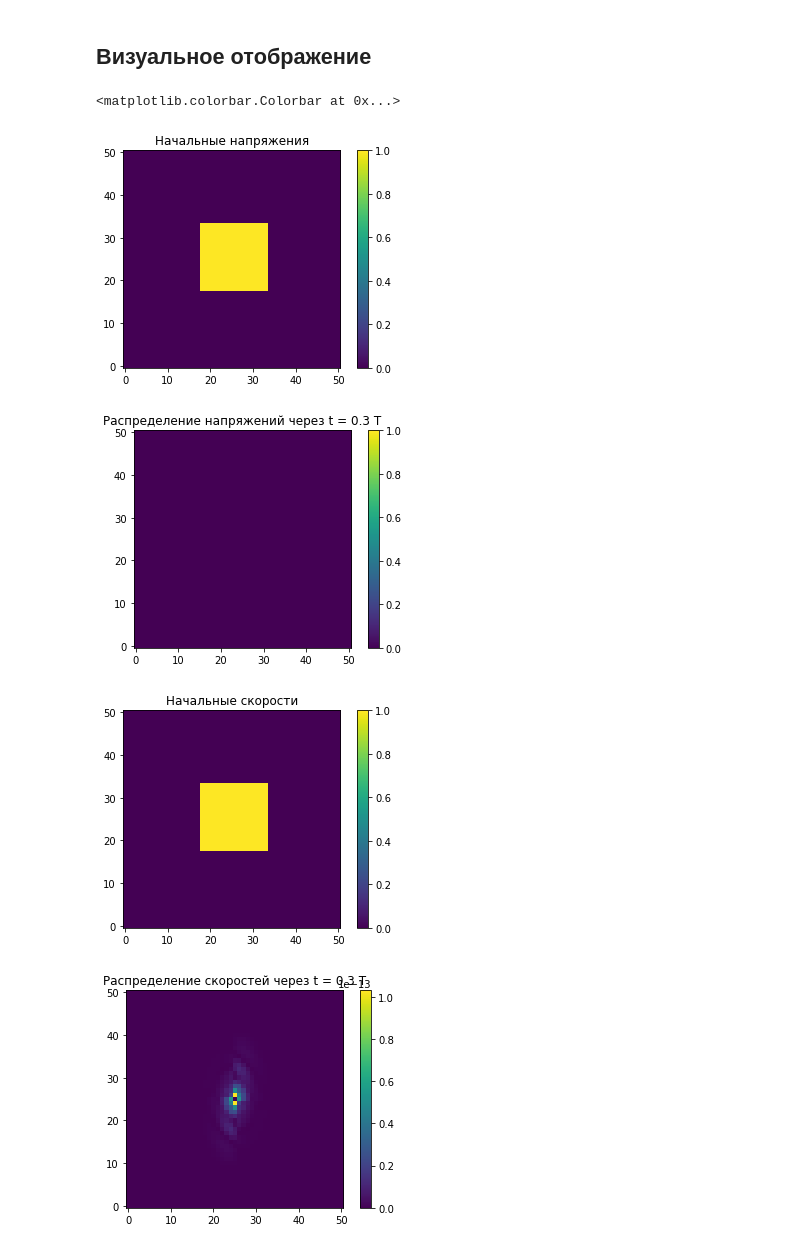
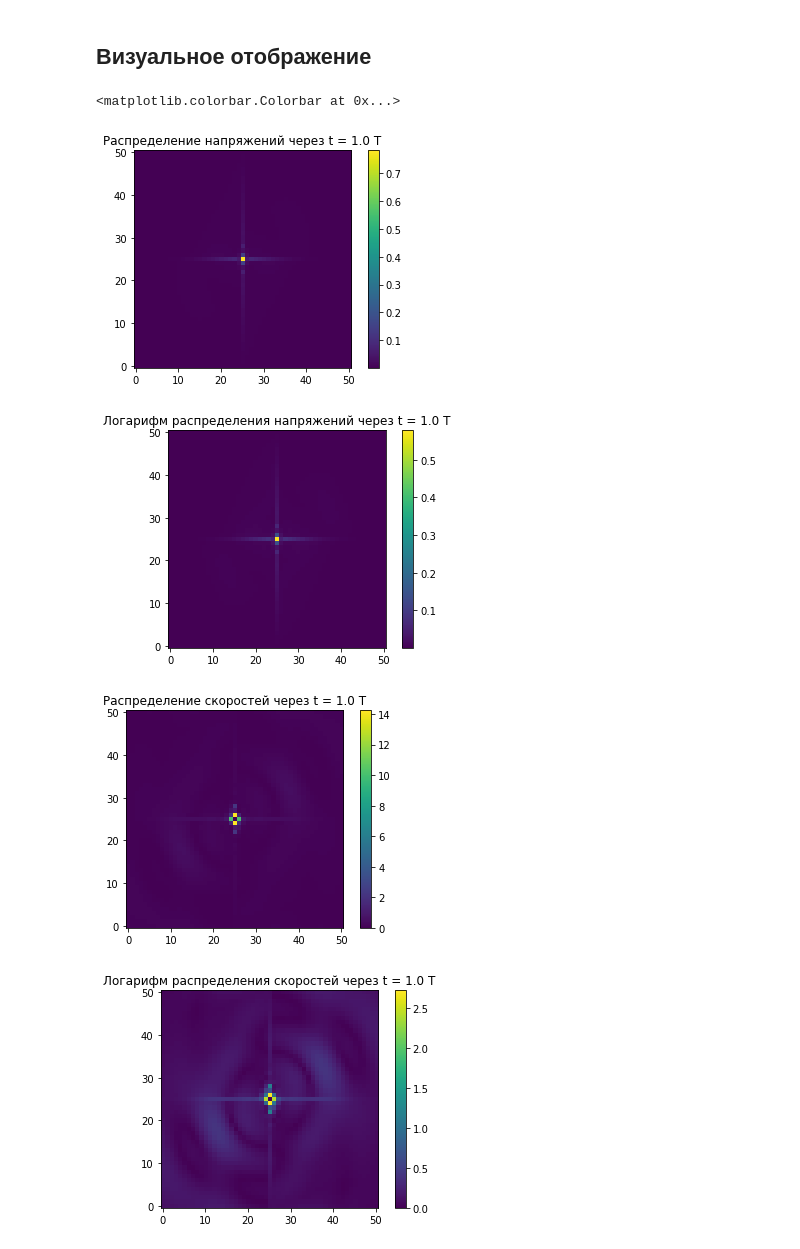
Before and after one commit to KirikMaster/MIPT-assignments, a Jupyter notebook: 4 sem/Проект.ipynb, the cells around one changed output. Saved outputs shown, nothing was run; the diff lists cells and outputs as text; code cells hidden in the pictures.

Commit message:
Changed graphs in output

```diff
--- a/4 sem/Проект.ipynb
+++ b/4 sem/Проект.ipynb
@@ -107,7 +107,7 @@ print(np.linalg.inv(Omegay))
 # %%
 c1x, c2x = Lamx[3][3], Lamx[4][4]
 c1y, c2y = Lamy[1][1], Lamy[4][4]
-T = 0.3 * L / max(c1x, c2x, c1y, c2y) # 1 полный оборот начального возмущения
+T = 1.0 * L / max(c1x, c2x, c1y, c2y) # 1 полный оборот начального возмущения
 dt = 0.4 * h / max(c1x, c2x, c1y, c2y) # коэффициент должен быть меньше единицы
 
 for k in range(int(T / dt)): # w1 for 0, w2, w3 for c-, w4, w5 for c+
@@ -188,29 +188,29 @@ for k in range(int(T / dt)): # w1 for 0, w2, w3 for c-, w4, w5 for c+
 ## Визуальное отображение
 # %%
 fig1, ax1 = plt.subplots()
-ax1.set_title('Начальные напряжения')
-img1 = ax1.imshow(np.sqrt(data_start['sxx'] ** 2 + data_start['syy'] ** 2 + 4 * data_start['sxy'] ** 2), vmin = 0, vmax = 1, origin = 'lower')
+ax1.set_title('Распределение напряжений через t = ' + str(T / (L / max(c1x, c2x, c1y, c2y))) + ' T')
+img1 = ax1.imshow(np.sqrt(data_current['sxx'] ** 2 + data_current['syy'] ** 2 + 4 * data_current['sxy'] ** 2), origin = 'lower')
 plt.colorbar(img1)
 fig2, ax2 = plt.subplots()
-ax2.set_title('Распределение напряжений через t = ' + str(T / (L / max(c1x, c2x, c1y, c2y))) + ' T')
+ax2.set_title('Логарифм распределения напряжений через t = ' + str(T / (L / max(c1x, c2x, c1y, c2y))) + ' T')
 #_ = ax2.set_xlabel('Горизонталь OX, м')
 #_ = ax2.set_ylabel('Вертикаль OY, м')
-img2 = ax2.imshow(np.sqrt(data_current['sxx'] ** 2 + data_current['syy'] ** 2 + 4 * data_current['sxy'] ** 2), vmin = 0, vmax = 1, origin = 'lower')
+img2 = ax2.imshow(np.log(np.sqrt(data_current['sxx'] ** 2 + data_current['syy'] ** 2 + 4 * data_current['sxy'] ** 2) + 1), origin = 'lower')
 plt.colorbar(img2)
 
 fig3, ax3 = plt.subplots()
-ax3.set_title('Начальные скорости')
-img3 = ax3.imshow(np.sqrt(data_start['vx'] ** 2 + data_start['vy'] ** 2), vmin = 0, vmax = 1, origin = 'lower')
+ax3.set_title('Распределение скоростей через t = ' + str(T / (L / max(c1x, c2x, c1y, c2y))) + ' T')
+img3 = ax3.imshow(np.sqrt(data_current['vx'] ** 2 + data_current['vy'] ** 2), origin = 'lower')
 plt.colorbar(img3)
 fig4, ax4 = plt.subplots()
-ax4.set_title('Распределение скоростей через t = ' + str(T / (L / max(c1x, c2x, c1y, c2y))) + ' T')
+ax4.set_title('Логарифм распределения скоростей через t = ' + str(T / (L / max(c1x, c2x, c1y, c2y))) + ' T')
 #_ = ax2.set_xlabel('Горизонталь OX, м')
 #_ = ax2.set_ylabel('Вертикаль OY, м')
-img4 = ax4.imshow(np.sqrt(data_current['vx'] ** 2 + data_current['vy'] ** 2), origin = 'lower')
+img4 = ax4.imshow(np.log(np.sqrt(data_current['vx'] ** 2 + data_current['vy'] ** 2) + 1), origin = 'lower')
 plt.colorbar(img4)
 # %% [output]
 <matplotlib.colorbar.Colorbar at 0x...>
-[figure, old version]
+[figure, new version]
-[figure, old version]
+[figure, new version]
-[figure, old version]
+[figure, new version]
-[figure, old version]
+[figure, new version]
```
Also changed, not shown: parts of 1 cell of this notebook.
